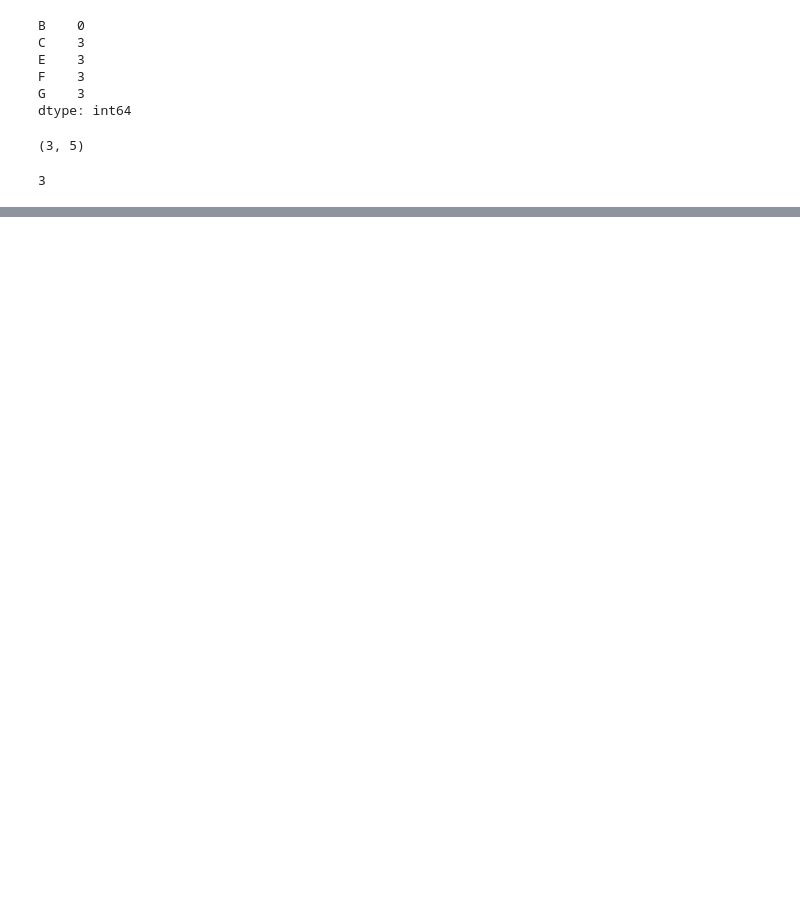
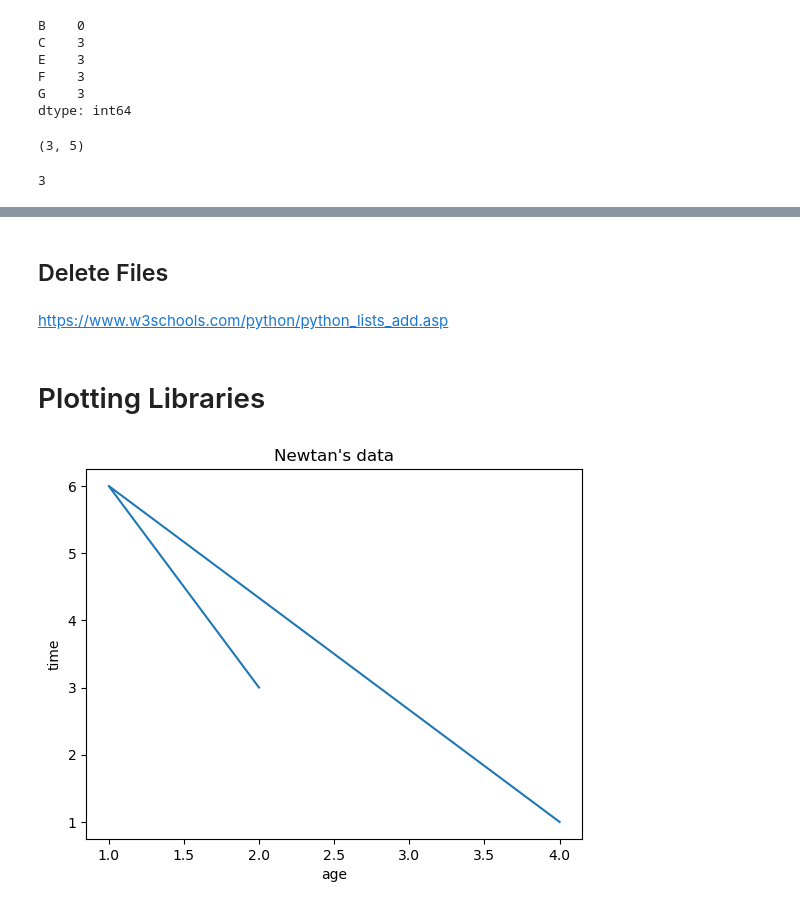
Before and after one commit to Newtanmukh/Python-Frameworks-Tutorials, a Jupyter notebook: PANDAS-June2024/SEBI.ipynb, the cells around one changed output, grey strips where cells are left out. Cells and saved outputs as stored; diff of their text form; code cells hidden in the pictures; blank space fills up the shorter version.

```diff
--- a/PANDAS-June2024/SEBI.ipynb
+++ b/PANDAS-June2024/SEBI.ipynb
@@ -829,0 +983,2 @@ df.shape[0]
+# %% [markdown]
+## Delete Files
@@ -829,0 +990,14 @@ df.shape[0]
+# %% [markdown]
+https://www.w3schools.com/python/python_lists_add.asp
+# %% [markdown]
+# Plotting Libraries
+# %%
+%matplotlib inline
+from matplotlib import pyplot as plt
+plt.plot([2,1,4],[3,6,1])  #order matters
+plt.title("Newtan's data") #title
+plt.xlabel("age")
+plt.ylabel("time")
+plt.show()
+# %% [output]
+[figure, added]
```
Also changed, not shown: parts of 63 cells of this notebook.
